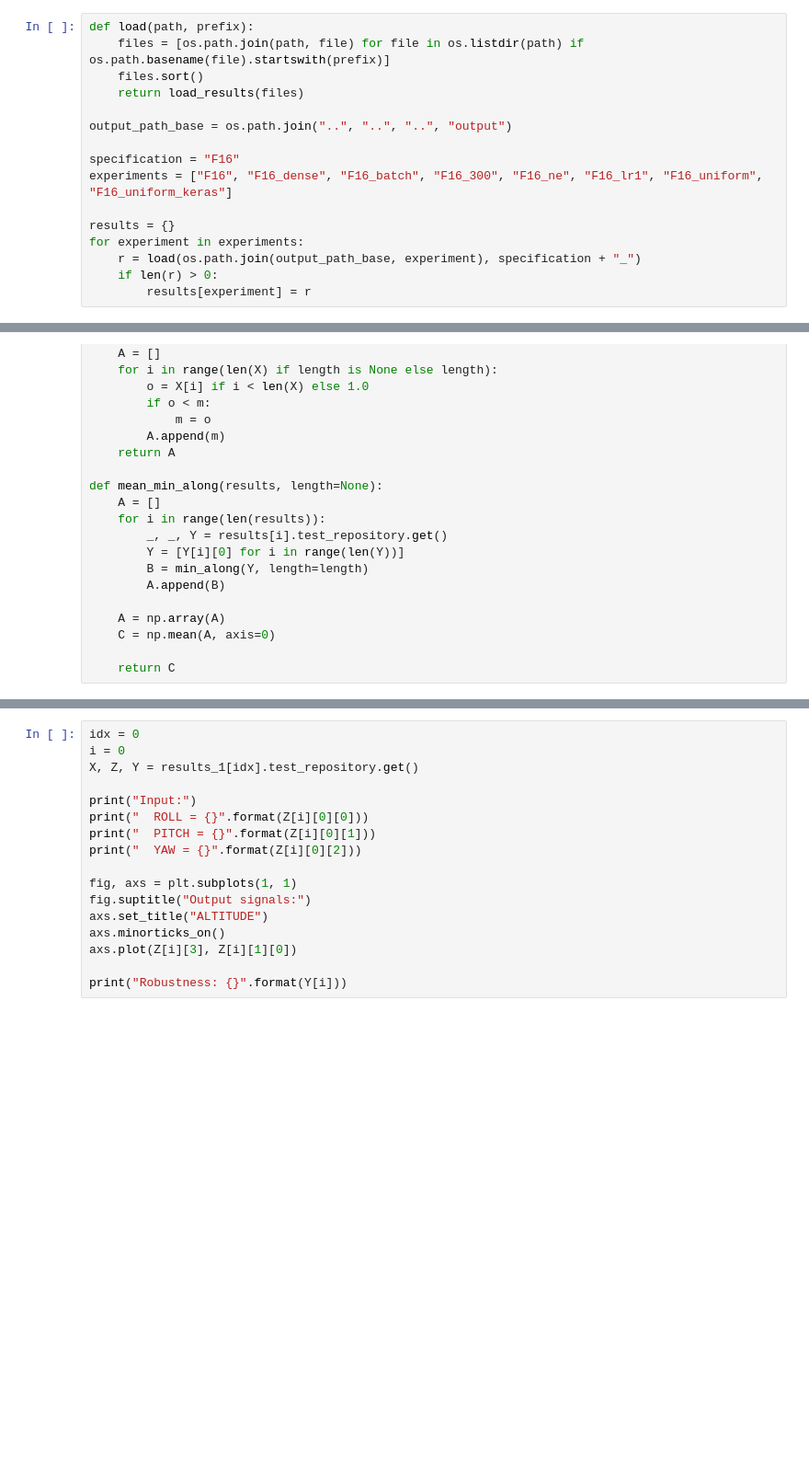
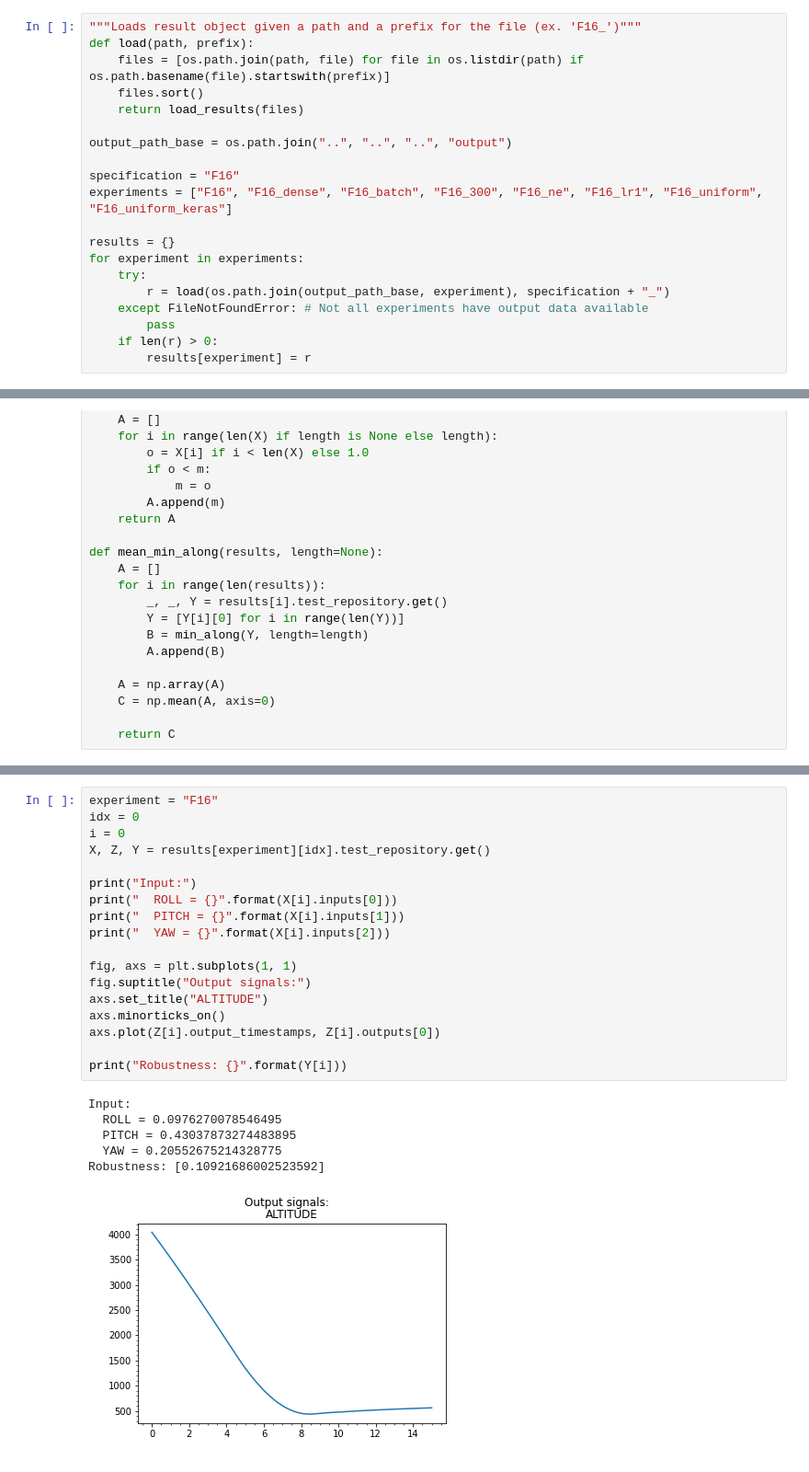
Before and after one commit to mshaheryarmalik/stgem, a Jupyter notebook: problems/arch-comp-2021/f16/f16_data.sync.ipynb, the cells around one changed output, grey strips where cells are left out. Shown at 92% size. Saved outputs shown, nothing was run; the diff lists cells and outputs as text; blank space fills up the shorter version.

Commit message:
Changes to test visualization notebooks for F16 and AT as well as the common.py that supports them.
Former-commit-id: 91f5dd5427a02ca32969cda384f37d18f7594581

```diff
--- a/problems/arch-comp-2021/f16/f16_data.sync.ipynb
+++ b/problems/arch-comp-2021/f16/f16_data.sync.ipynb
@@ -17,6 +19,7 @@ def load_results(files):
 
     return results
 # %%
+"""Loads result object given a path and a prefix for the file (ex. 'F16_')"""
 def load(path, prefix):
     files = [os.path.join(path, file) for file in os.listdir(path) if os.path.basename(file).startswith(prefix)]
     files.sort()
@@ -29,7 +32,10 @@ experiments = ["F16", "F16_dense", "F16_batch", "F16_300", "F16_ne", "F16_lr1",
 
 results = {}
 for experiment in experiments:
-    r = load(os.path.join(output_path_base, experiment), specification + "_")
+    try:
+        r = load(os.path.join(output_path_base, experiment), specification + "_")
+    except FileNotFoundError: # Not all experiments have output data available
+        pass
     if len(r) > 0:
         results[experiment] = r
 # %%
@@ -77,17 +95,25 @@ for i, experiment in enumerate(experiments):
 # %%
+experiment = "F16"
 idx = 0
 i = 0
-X, Z, Y = results_1[idx].test_repository.get()
+X, Z, Y = results[experiment][idx].test_repository.get()
 
 print("Input:")
-print("  ROLL = {}".format(Z[i][0][0]))
-print("  PITCH = {}".format(Z[i][0][1]))
-print("  YAW = {}".format(Z[i][0][2]))
+print("  ROLL = {}".format(X[i].inputs[0]))
+print("  PITCH = {}".format(X[i].inputs[1]))
+print("  YAW = {}".format(X[i].inputs[2]))
 
 fig, axs = plt.subplots(1, 1)
 fig.suptitle("Output signals:")
 axs.set_title("ALTITUDE")
 axs.minorticks_on()
-axs.plot(Z[i][3], Z[i][1][0])
+axs.plot(Z[i].output_timestamps, Z[i].outputs[0])
 
 print("Robustness: {}".format(Y[i]))
+# %% [output]
+Input:
+  ROLL = 0.0976270078546495
+  PITCH = 0.43037873274483895
+  YAW = 0.20552675214328775
+Robustness: [0.10921686002523592]
+[figure, added]
```
Also changed, not shown: parts of 5 cells of this notebook, 2 other files.
